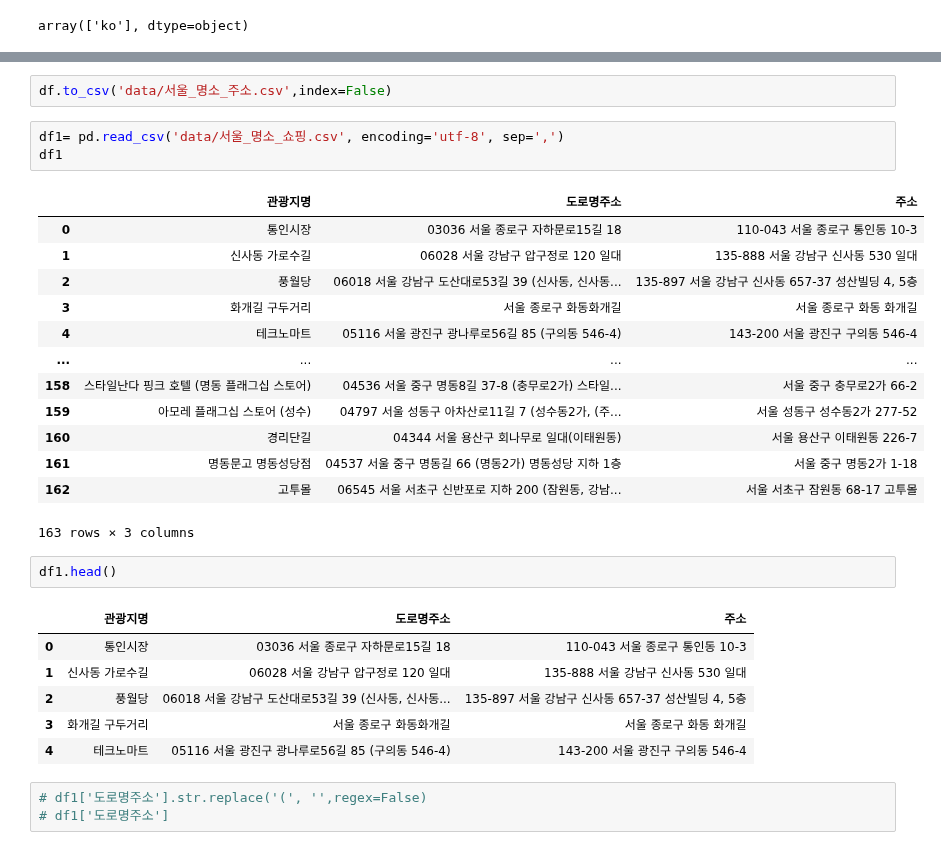
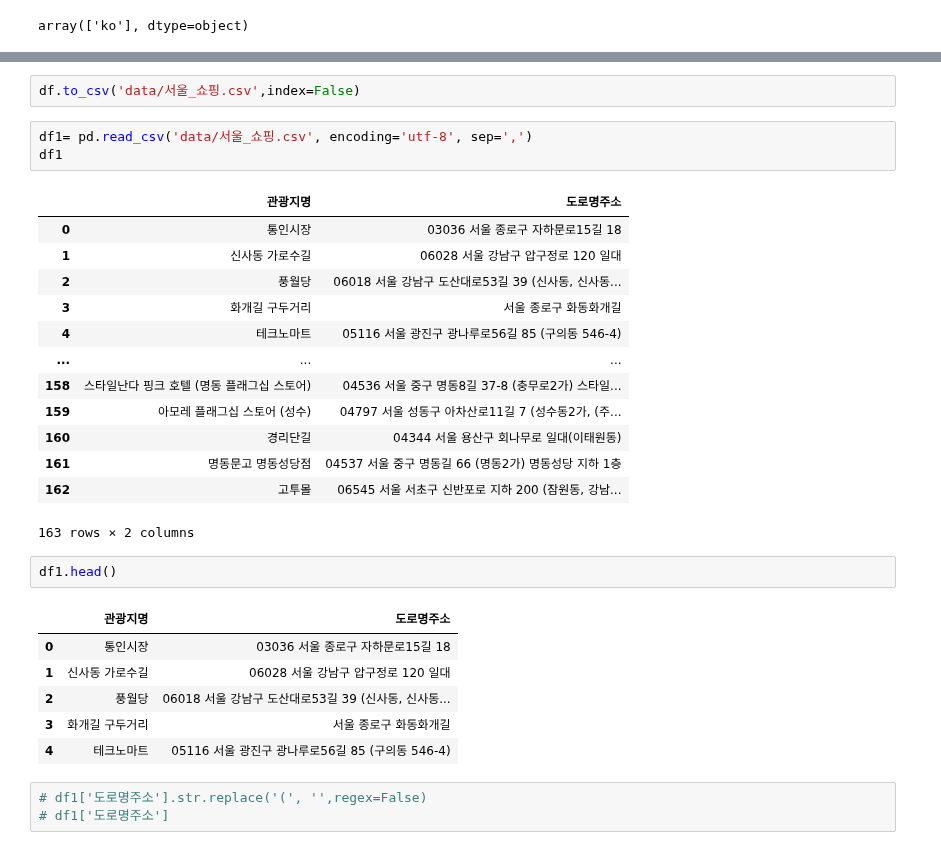
Before and after one commit to Mayhem-XD/Project_p1, a Jupyter notebook: test_code/data/2021/get_lat_lng_쇼핑.ipynb, the cells around one changed output, grey strips where cells are left out. Saved outputs shown, nothing was run; the diff lists cells and outputs as text.

```diff
--- a/test_code/data/2021/get_lat_lng_쇼핑.ipynb
+++ b/test_code/data/2021/get_lat_lng_쇼핑.ipynb
@@ -57,32 +56,32 @@ df.nunique()
 dtype: int64
 # %%
-df.to_csv('data/서울_명소_주소.csv',index=False)
+df.to_csv('data/서울_쇼핑.csv',index=False)
 # %%
-df1= pd.read_csv('data/서울_명소_쇼핑.csv', encoding='utf-8', sep=',')
+df1= pd.read_csv('data/서울_쇼핑.csv', encoding='utf-8', sep=',')
 df1
 # %% [output]
-|  | 관광지명 | 도로명주소 | 주소 |
-| 0 | 통인시장 | 03036 서울 종로구 자하문로15길 18 | 110-043 서울 종로구 통인동 10-3 |
-| 1 | 신사동 가로수길 | 06028 서울 강남구 압구정로 120 일대 | 135-888 서울 강남구 신사동 530 일대 |
-| 2 | 풍월당 | 06018 서울 강남구 도산대로53길 39 (신사동, 신사동... | 135-897 서울 강남구 신사동 657-37 성산빌딩 4, 5층 |
-| 3 | 화개길 구두거리 | 서울 종로구 화동화개길 | 서울 종로구 화동 화개길 |
-| 4 | 테크노마트 | 05116 서울 광진구 광나루로56길 85 (구의동 546-4) | 143-200 서울 광진구 구의동 546-4 |
-| ... | ... | ... | ... |
-| 158 | 스타일난다 핑크 호텔 (명동 플래그십 스토어) | 04536 서울 중구 명동8길 37-8 (충무로2가) 스타일... | 서울 중구 충무로2가 66-2 |
-| 159 | 아모레 플래그십 스토어 (성수) | 04797 서울 성동구 아차산로11길 7 (성수동2가, (주... | 서울 성동구 성수동2가 277-52 |
-| 160 | 경리단길 | 04344 서울 용산구 회나무로 일대(이태원동) | 서울 용산구 이태원동 226-7 |
-| 161 | 명동문고 명동성당점 | 04537 서울 중구 명동길 66 (명동2가) 명동성당 지하 1층 | 서울 중구 명동2가 1-18 |
-| 162 | 고투몰 | 06545 서울 서초구 신반포로 지하 200 (잠원동, 강남... | 서울 서초구 잠원동 68-17 고투몰 |
+|  | 관광지명 | 도로명주소 |
+| 0 | 통인시장 | 03036 서울 종로구 자하문로15길 18 |
+| 1 | 신사동 가로수길 | 06028 서울 강남구 압구정로 120 일대 |
+| 2 | 풍월당 | 06018 서울 강남구 도산대로53길 39 (신사동, 신사동... |
+| 3 | 화개길 구두거리 | 서울 종로구 화동화개길 |
+| 4 | 테크노마트 | 05116 서울 광진구 광나루로56길 85 (구의동 546-4) |
+| ... | ... | ... |
+| 158 | 스타일난다 핑크 호텔 (명동 플래그십 스토어) | 04536 서울 중구 명동8길 37-8 (충무로2가) 스타일... |
+| 159 | 아모레 플래그십 스토어 (성수) | 04797 서울 성동구 아차산로11길 7 (성수동2가, (주... |
+| 160 | 경리단길 | 04344 서울 용산구 회나무로 일대(이태원동) |
+| 161 | 명동문고 명동성당점 | 04537 서울 중구 명동길 66 (명동2가) 명동성당 지하 1층 |
+| 162 | 고투몰 | 06545 서울 서초구 신반포로 지하 200 (잠원동, 강남... |
-163 rows × 3 columns
+163 rows × 2 columns
 # %%
 df1.head()
 # %% [output]
-|  | 관광지명 | 도로명주소 | 주소 |
-| 0 | 통인시장 | 03036 서울 종로구 자하문로15길 18 | 110-043 서울 종로구 통인동 10-3 |
-| 1 | 신사동 가로수길 | 06028 서울 강남구 압구정로 120 일대 | 135-888 서울 강남구 신사동 530 일대 |
-| 2 | 풍월당 | 06018 서울 강남구 도산대로53길 39 (신사동, 신사동... | 135-897 서울 강남구 신사동 657-37 성산빌딩 4, 5층 |
-| 3 | 화개길 구두거리 | 서울 종로구 화동화개길 | 서울 종로구 화동 화개길 |
-| 4 | 테크노마트 | 05116 서울 광진구 광나루로56길 85 (구의동 546-4) | 143-200 서울 광진구 구의동 546-4 |
+|  | 관광지명 | 도로명주소 |
+| 0 | 통인시장 | 03036 서울 종로구 자하문로15길 18 |
+| 1 | 신사동 가로수길 | 06028 서울 강남구 압구정로 120 일대 |
+| 2 | 풍월당 | 06018 서울 강남구 도산대로53길 39 (신사동, 신사동... |
+| 3 | 화개길 구두거리 | 서울 종로구 화동화개길 |
+| 4 | 테크노마트 | 05116 서울 광진구 광나루로56길 85 (구의동 546-4) |
 # %%
 # df1['도로명주소'].str.replace('(', '',regex=False)
 # df1['도로명주소']
```
Also changed, not shown: parts of 27 cells of this notebook, 31 other files.
